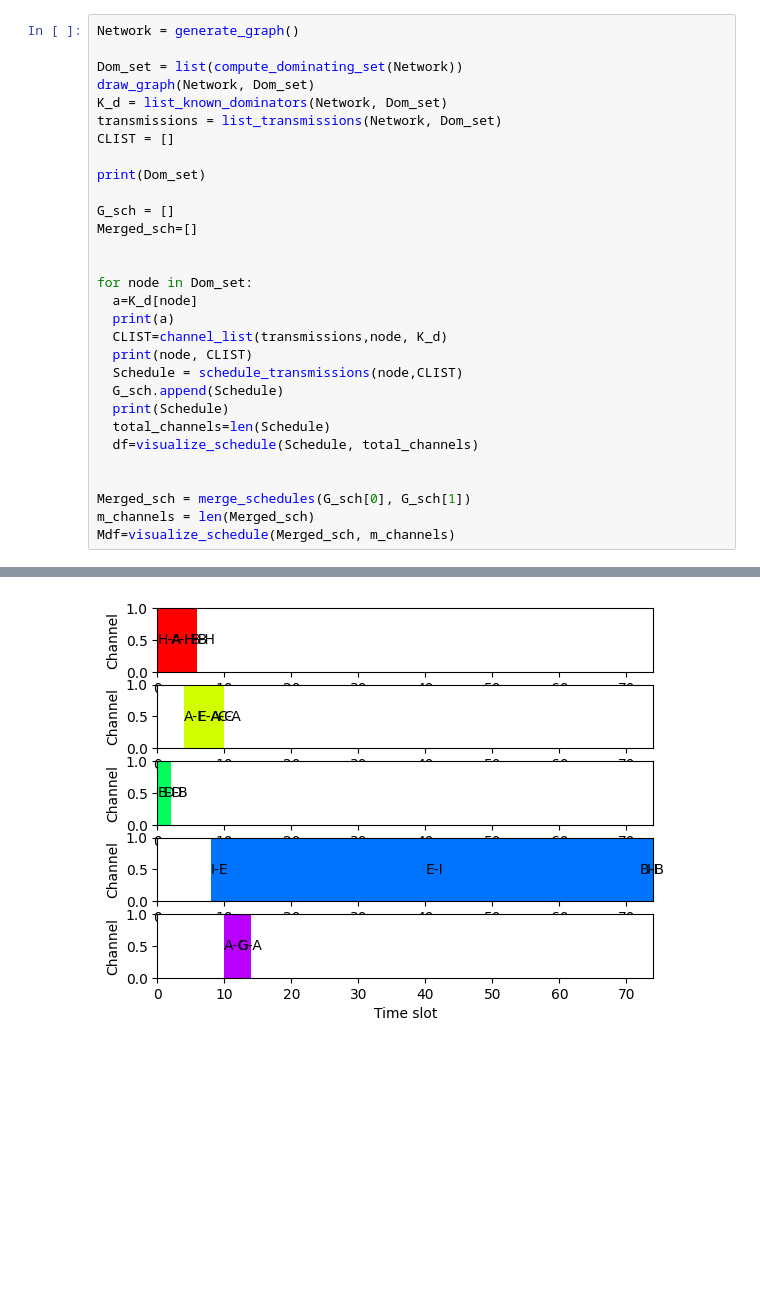
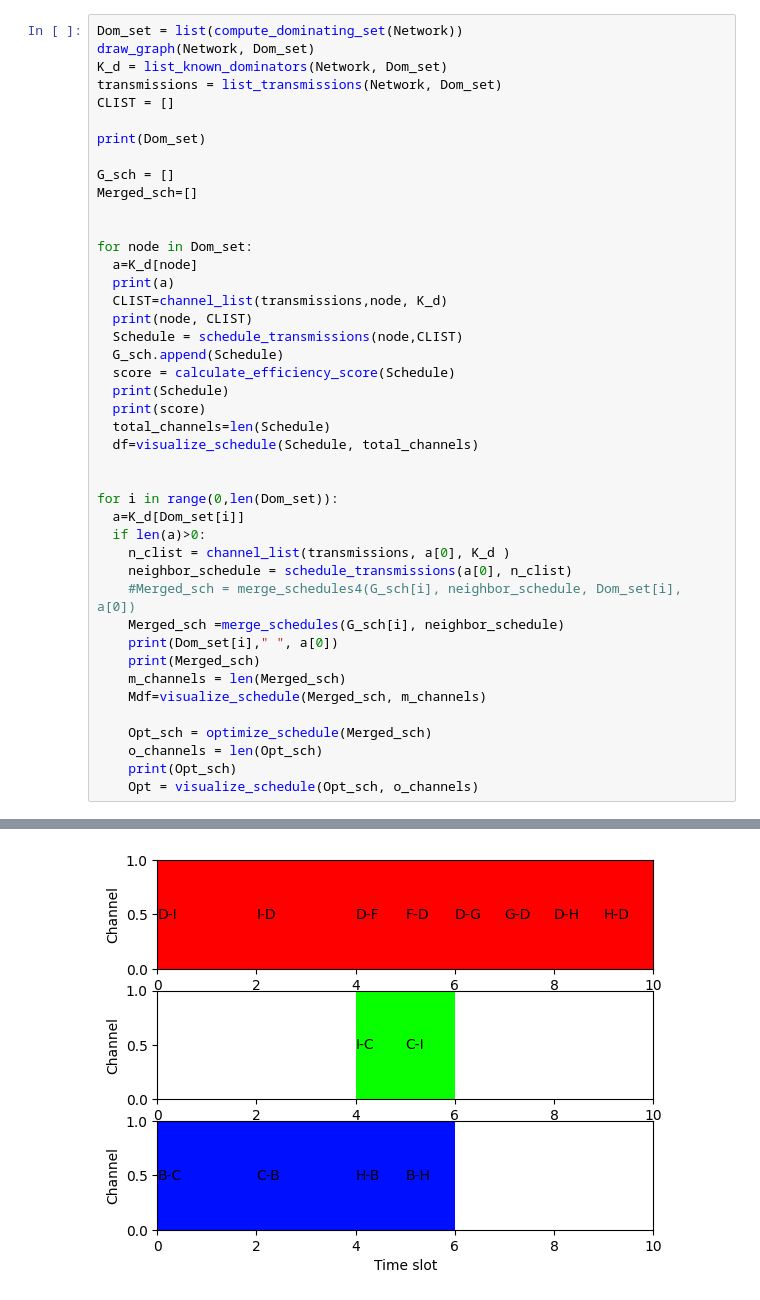
Before and after one commit to RemsTSE/LoRa_Node_Stml073rz, a Jupyter notebook: Scheduling_test.ipynb, the cells around one changed output, grey strips where cells are left out. Cells and saved outputs as stored; diff of their text form; blank space fills up the shorter version.

```diff
--- a/Scheduling_test.ipynb
+++ b/Scheduling_test.ipynb
@@ -370,6 +632,4 @@ def merge_schedules(schedule1, schedule2):
 # %%
-Network = generate_graph()
-
 Dom_set = list(compute_dominating_set(Network))
 draw_graph(Network, Dom_set)
 K_d = list_known_dominators(Network, Dom_set)
@@ -389,12 +649,27 @@ for node in Dom_set:
   print(node, CLIST)
   Schedule = schedule_transmissions(node,CLIST)
   G_sch.append(Schedule)
+  score = calculate_efficiency_score(Schedule)
   print(Schedule)
+  print(score)
   total_channels=len(Schedule)
   df=visualize_schedule(Schedule, total_channels)
 
 
-Merged_sch = merge_schedules(G_sch[0], G_sch[1])
-m_channels = len(Merged_sch)
-Mdf=visualize_schedule(Merged_sch, m_channels)
+for i in range(0,len(Dom_set)):
+  a=K_d[Dom_set[i]]
+  if len(a)>0:
+    n_clist = channel_list(transmissions, a[0], K_d )
+    neighbor_schedule = schedule_transmissions(a[0], n_clist)
+    #Merged_sch = merge_schedules4(G_sch[i], neighbor_schedule, Dom_set[i], a[0])
+    Merged_sch =merge_schedules(G_sch[i], neighbor_schedule)
+    print(Dom_set[i]," ", a[0])
+    print(Merged_sch)
+    m_channels = len(Merged_sch)
+    Mdf=visualize_schedule(Merged_sch, m_channels)
+
+    Opt_sch = optimize_schedule(Merged_sch)
+    o_channels = len(Opt_sch)
+    print(Opt_sch)
+    Opt = visualize_schedule(Opt_sch, o_channels)
 # %% [output]
@@ -406 +682 @@ H [[{'source': 'H', 'destination': 'A', 'spreading_factor': 8}, {'source': 'A',
-[figure, old version]
+[figure, new version]
```
Also changed, not shown: parts of 3 cells of this notebook.
